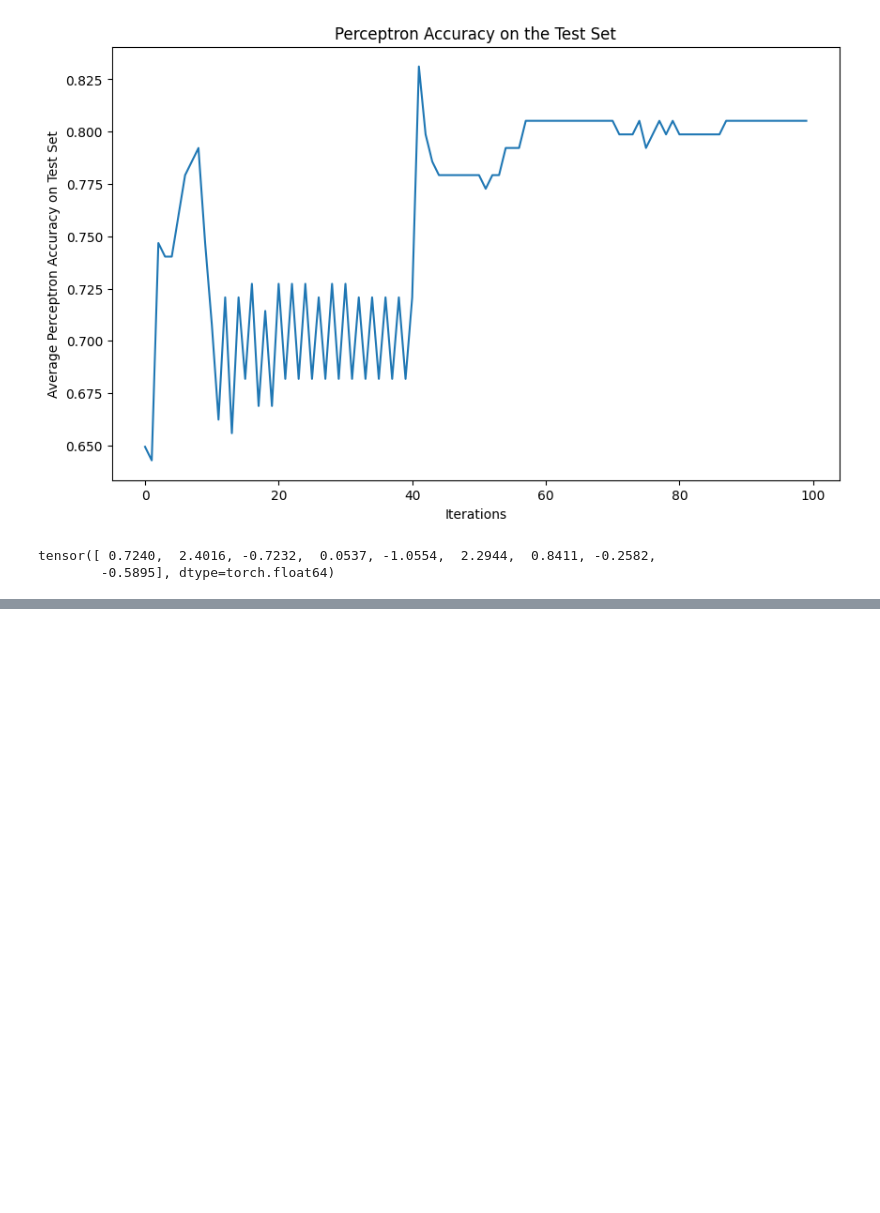
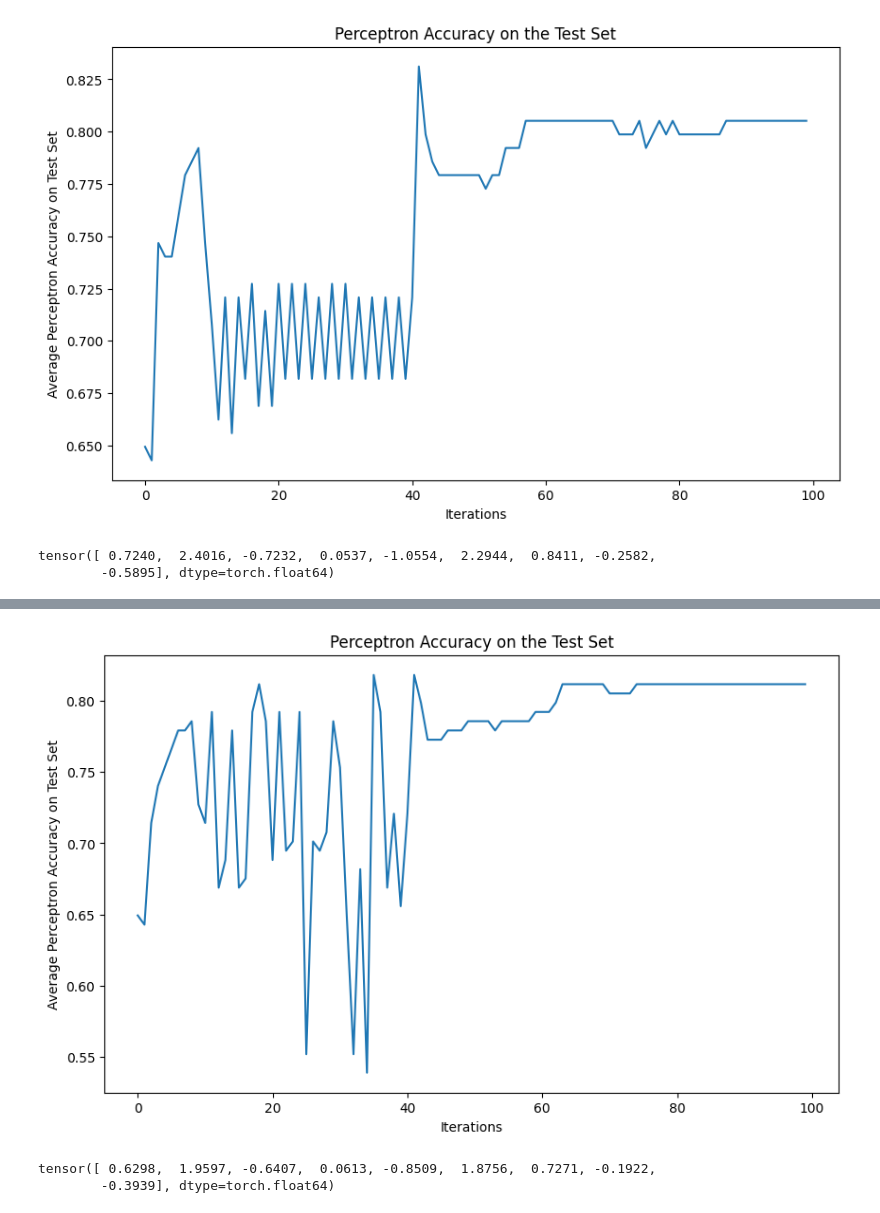
Before and after one commit to dasgauranga2/Deep-Learning-Fundamentals-Assignment-1, a Jupyter notebook: Assignment 1.ipynb, the cells around one changed output, grey strips where cells are left out. Cells and saved outputs as stored; diff of their text form; code cells hidden in the pictures; blank space fills up the shorter version.

```diff
--- a/Assignment 1.ipynb
+++ b/Assignment 1.ipynb
@@ -230,0 +284,17 @@ tensor([ 0.7240,  2.4016, -0.7232,  0.0537, -1.0554,  2.2944,  0.8411, -0.2582,
+# %%
+plt.figure(figsize=(10, 6))
+
+plt.plot(test_accs)
+
+plt.xlabel('Iterations')
+plt.ylabel('Average Perceptron Accuracy on Test Set')
+plt.title('Perceptron Accuracy on the Test Set')
+plt.show()
+# %% [output]
+[figure, added]
+# %%
+# OUTPUT THE WEIGHT VECTOR
+w
+# %% [output]
+tensor([ 0.6298,  1.9597, -0.6407,  0.0613, -0.8509,  1.8756,  0.7271, -0.1922,
+        -0.3939], dtype=torch.float64)
```
Also changed, not shown: parts of 7 cells of this notebook.
